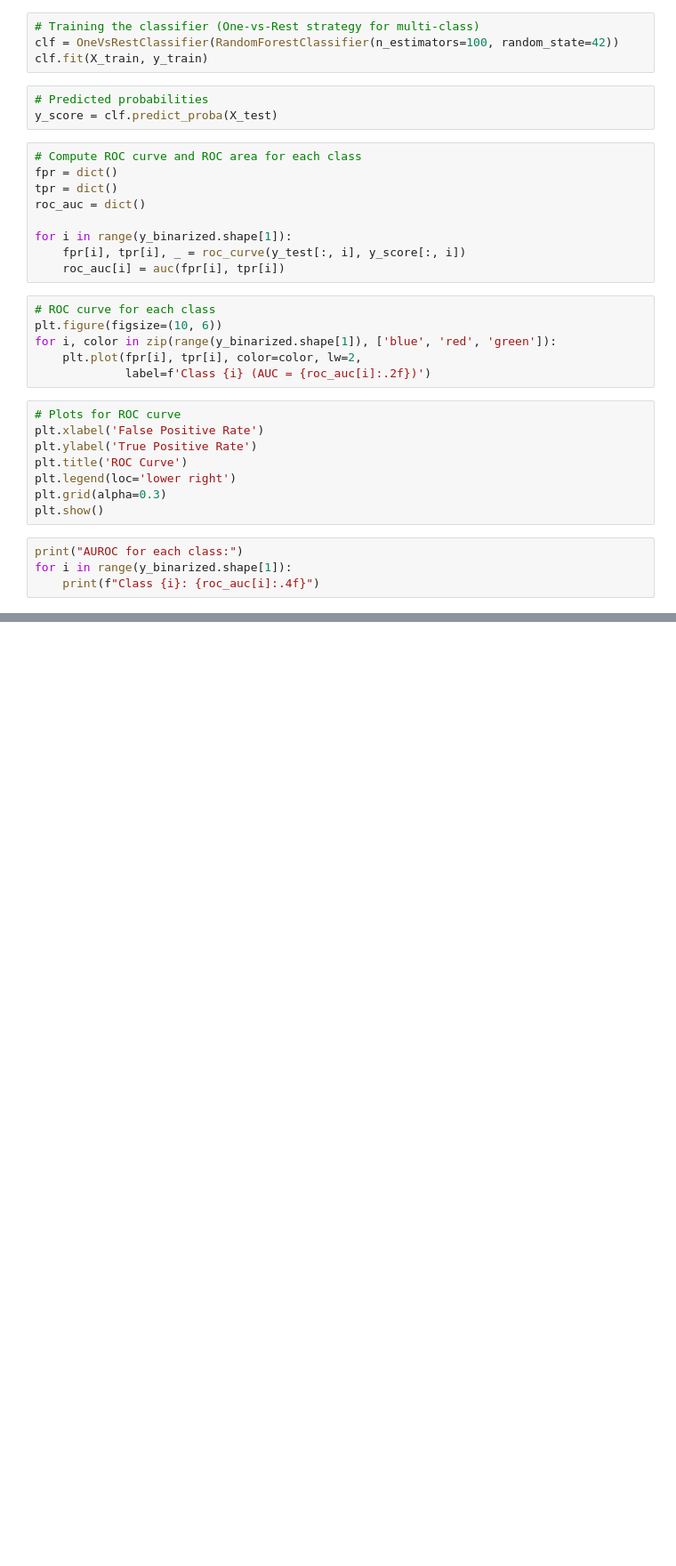
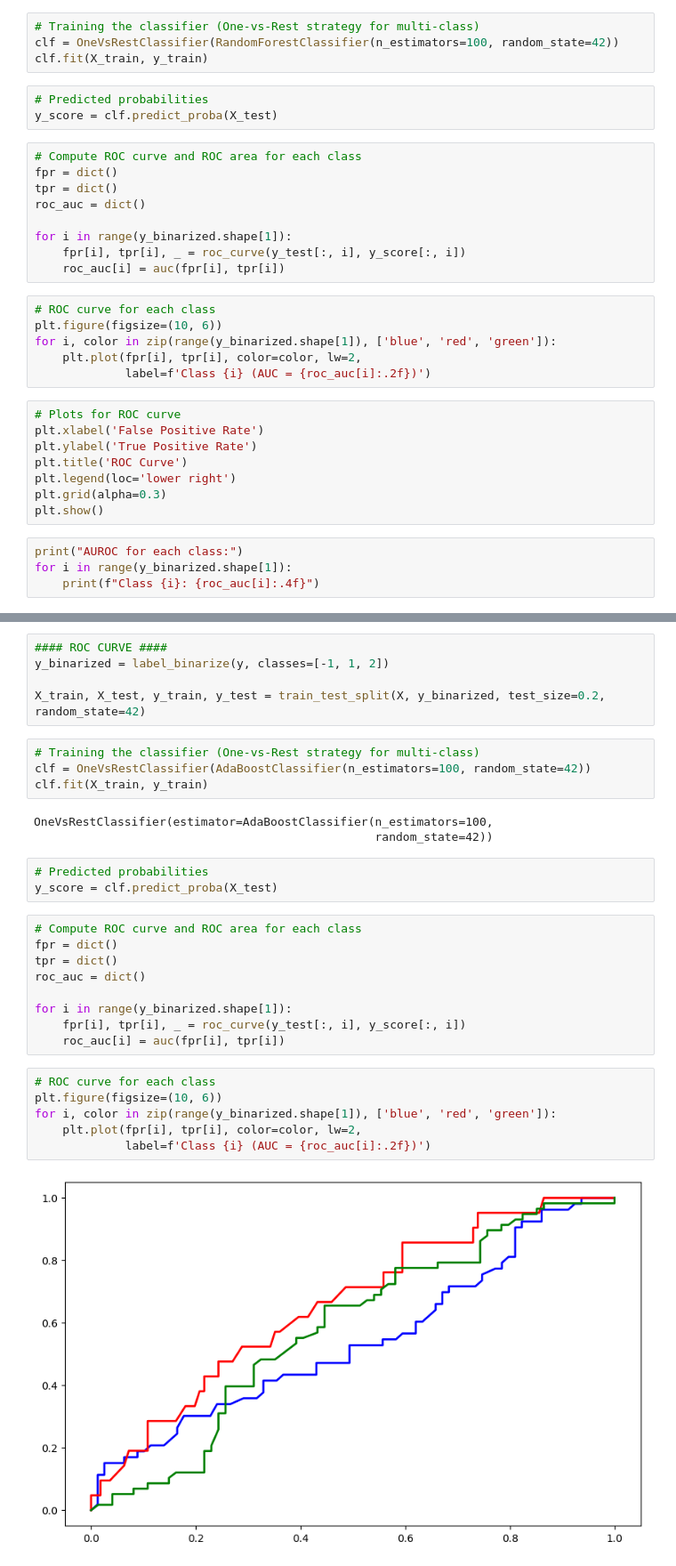
Before and after one commit to THE9rtyt/CS447-ML-Final-Project, a Jupyter notebook: model.ipynb, the cells around one changed output, grey strips where cells are left out. Shown at 89% size. Drawn from its saved outputs; the diff is of its cells as text; blank space fills up the shorter version.

Commit message:
Adding AdaBoost
Co-authored-by: the9rtyt <the9rtyt@proton.me>

```diff
--- a/model.ipynb
+++ b/model.ipynb
@@ -125,0 +218,32 @@ for i in range(y_binarized.shape[1]):
+# %%
+#### ROC CURVE ####
+y_binarized = label_binarize(y, classes=[-1, 1, 2])
+
+X_train, X_test, y_train, y_test = train_test_split(X, y_binarized, test_size=0.2, random_state=42)
+# %%
+# Training the classifier (One-vs-Rest strategy for multi-class)
+clf = OneVsRestClassifier(AdaBoostClassifier(n_estimators=100, random_state=42))
+clf.fit(X_train, y_train)
+# %% [output]
+OneVsRestClassifier(estimator=AdaBoostClassifier(n_estimators=100,
+                                                 random_state=42))
+# %%
+# Predicted probabilities
+y_score = clf.predict_proba(X_test)
+# %%
+# Compute ROC curve and ROC area for each class
+fpr = dict()
+tpr = dict()
+roc_auc = dict()
+
+for i in range(y_binarized.shape[1]):
+    fpr[i], tpr[i], _ = roc_curve(y_test[:, i], y_score[:, i])
+    roc_auc[i] = auc(fpr[i], tpr[i])
+# %%
+# ROC curve for each class
+plt.figure(figsize=(10, 6))
+for i, color in zip(range(y_binarized.shape[1]), ['blue', 'red', 'green']):
+    plt.plot(fpr[i], tpr[i], color=color, lw=2,
+             label=f'Class {i} (AUC = {roc_auc[i]:.2f})')
+# %% [output]
+[figure, added]
```
Also changed, not shown: parts of 15 cells of this notebook.
